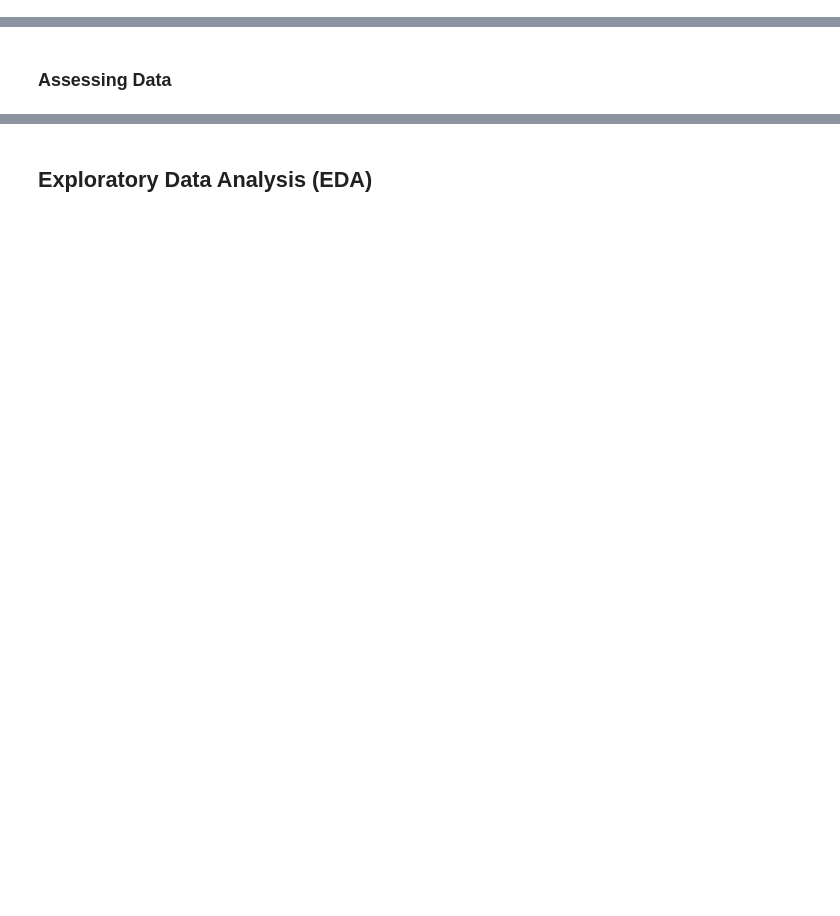
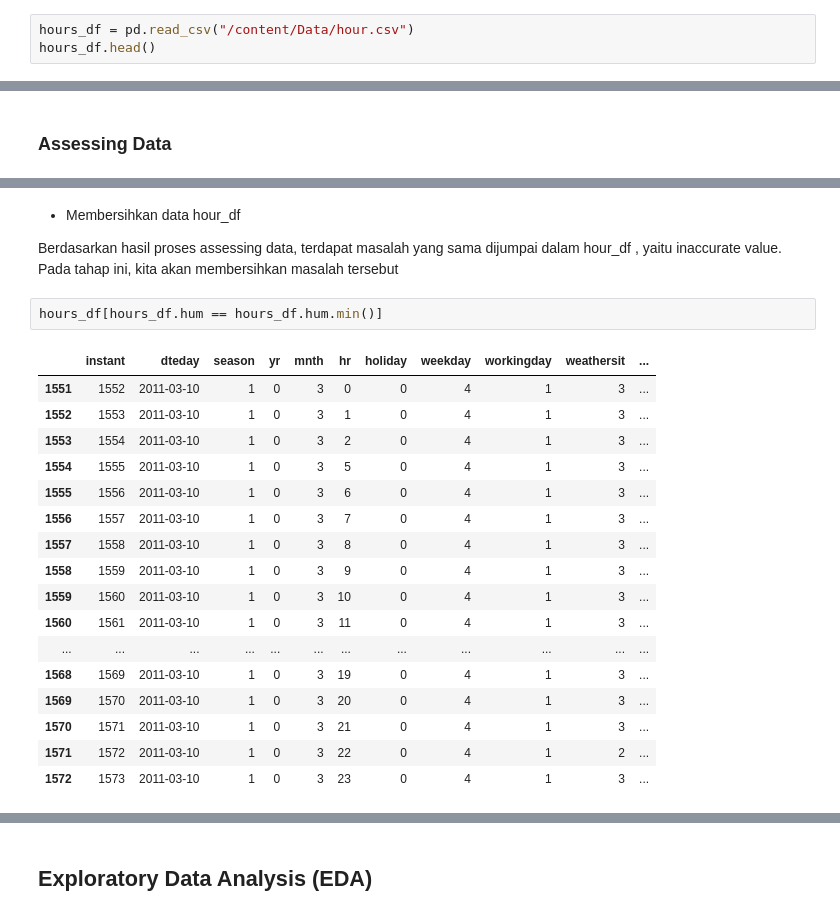
Before and after one commit to MuhammadRizki1303/Bike_Sharing_Dataset_Data_Analysis, a Jupyter notebook: Proyek_Analisis_Data.ipynb, the cells around one changed output, grey strips where cells are left out. Saved outputs shown, nothing was run; the diff lists cells and outputs as text; blank space fills up the shorter version.

```diff
--- a/Proyek_Analisis_Data.ipynb
+++ b/Proyek_Analisis_Data.ipynb
@@ -63,0 +49,3 @@ day_df, hour_df = load_data()
+# %%
+hours_df = pd.read_csv("/content/Data/hour.csv")
+hours_df.head()
@@ -107,0 +226,25 @@ hour_df.rename(columns={**rename_dict, 'hr': 'hour'}, inplace=True)
+# %% [markdown]
+- Membersihkan data hour_df
+
+Berdasarkan hasil proses assessing data, terdapat masalah yang sama dijumpai dalam hour_df
+, yaitu inaccurate value. Pada tahap ini, kita akan membersihkan masalah tersebut
+# %%
+hours_df[hours_df.hum == hours_df.hum.min()]
+# %% [output]
+|  | instant | dteday | season | yr | mnth | hr | holiday | weekday | workingday | weathersit | ... |
+| 1551 | 1552 | 2011-03-10 | 1 | 0 | 3 | 0 | 0 | 4 | 1 | 3 | ... |
+| 1552 | 1553 | 2011-03-10 | 1 | 0 | 3 | 1 | 0 | 4 | 1 | 3 | ... |
+| 1553 | 1554 | 2011-03-10 | 1 | 0 | 3 | 2 | 0 | 4 | 1 | 3 | ... |
+| 1554 | 1555 | 2011-03-10 | 1 | 0 | 3 | 5 | 0 | 4 | 1 | 3 | ... |
+| 1555 | 1556 | 2011-03-10 | 1 | 0 | 3 | 6 | 0 | 4 | 1 | 3 | ... |
+| 1556 | 1557 | 2011-03-10 | 1 | 0 | 3 | 7 | 0 | 4 | 1 | 3 | ... |
+| 1557 | 1558 | 2011-03-10 | 1 | 0 | 3 | 8 | 0 | 4 | 1 | 3 | ... |
+| 1558 | 1559 | 2011-03-10 | 1 | 0 | 3 | 9 | 0 | 4 | 1 | 3 | ... |
+| 1559 | 1560 | 2011-03-10 | 1 | 0 | 3 | 10 | 0 | 4 | 1 | 3 | ... |
+| 1560 | 1561 | 2011-03-10 | 1 | 0 | 3 | 11 | 0 | 4 | 1 | 3 | ... |
+| ... | ... | ... | ... | ... | ... | ... | ... | ... | ... | ... | ... |
+| 1568 | 1569 | 2011-03-10 | 1 | 0 | 3 | 19 | 0 | 4 | 1 | 3 | ... |
+| 1569 | 1570 | 2011-03-10 | 1 | 0 | 3 | 20 | 0 | 4 | 1 | 3 | ... |
+| 1570 | 1571 | 2011-03-10 | 1 | 0 | 3 | 21 | 0 | 4 | 1 | 3 | ... |
+| 1571 | 1572 | 2011-03-10 | 1 | 0 | 3 | 22 | 0 | 4 | 1 | 2 | ... |
+| 1572 | 1573 | 2011-03-10 | 1 | 0 | 3 | 23 | 0 | 4 | 1 | 3 | ... |
```
Also changed, not shown: parts of 55 cells of this notebook, 1 other file.
